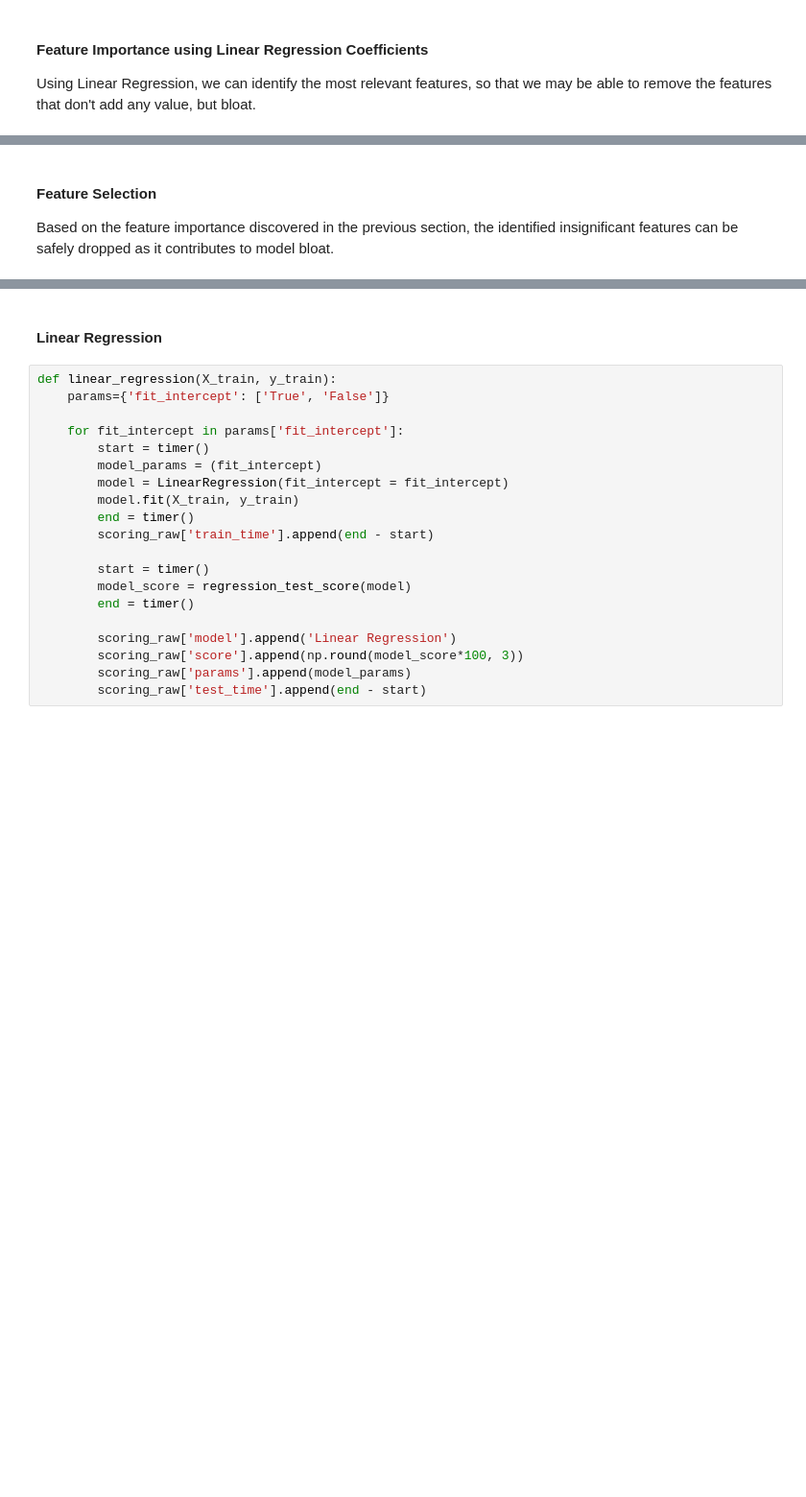
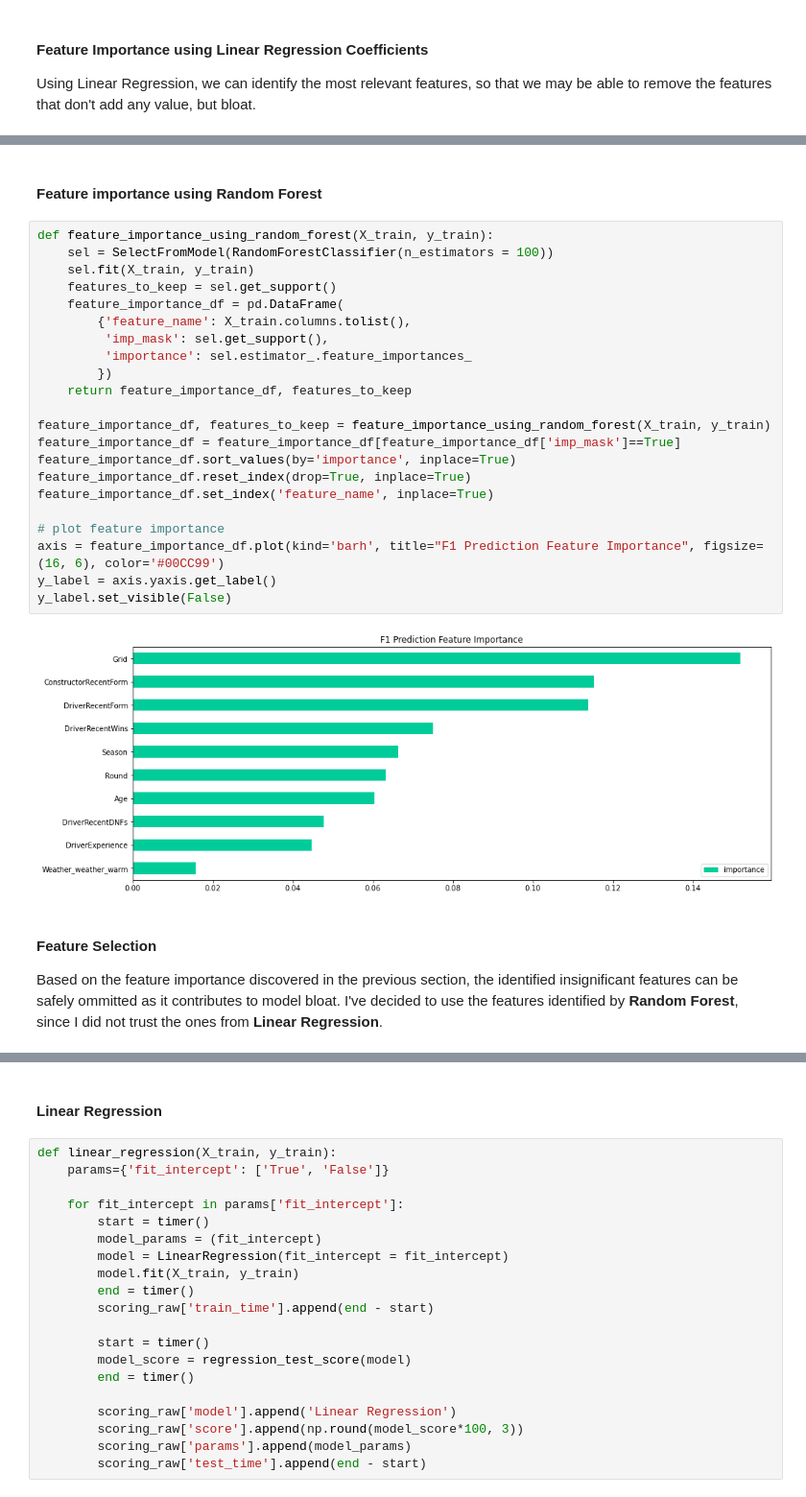
Before and after one commit to jaeyow/f1-predictor, a Jupyter notebook: final-project-part3-technical-notebook.ipynb, the cells around one changed output, grey strips where cells are left out. Shown: that part at 96% size. Drawn from its saved outputs; the diff is of its cells as text; blank space fills up the shorter version.

```diff
--- a/final-project-part3-technical-notebook.ipynb
+++ b/final-project-part3-technical-notebook.ipynb
@@ -430,5 +434,31 @@ Train only...
+# %% [markdown]
+#### Feature importance using Random Forest
+# %%
+def feature_importance_using_random_forest(X_train, y_train):
+    sel = SelectFromModel(RandomForestClassifier(n_estimators = 100))
+    sel.fit(X_train, y_train)
+    features_to_keep = sel.get_support()
+    feature_importance_df = pd.DataFrame(
+        {'feature_name': X_train.columns.tolist(),
+         'imp_mask': sel.get_support(),
+         'importance': sel.estimator_.feature_importances_
+        })
+    return feature_importance_df, features_to_keep
+
+feature_importance_df, features_to_keep = feature_importance_using_random_forest(X_train, y_train)
+feature_importance_df = feature_importance_df[feature_importance_df['imp_mask']==True]
+feature_importance_df.sort_values(by='importance', inplace=True)
+feature_importance_df.reset_index(drop=True, inplace=True)
+feature_importance_df.set_index('feature_name', inplace=True)
+
+# plot feature importance
+axis = feature_importance_df.plot(kind='barh', title="F1 Prediction Feature Importance", figsize=(16, 6), color='#00CC99')
+y_label = axis.yaxis.get_label()
+y_label.set_visible(False)
+# %% [output]
+[figure, added]
 # %% [markdown]
 <a id='feature_selection'></a>
 #### Feature Selection
-Based on the feature importance discovered in the previous section, the identified insignificant features can be safely dropped as it contributes to model bloat.
+Based on the feature importance discovered in the previous section, the identified insignificant features can be safely ommitted as it contributes to model bloat. I've decided to use the features identified by **Random Forest**, since I did not trust the ones from **Linear Regression**.
 # %%
```
Also changed, not shown: parts of 21 cells of this notebook, 2 other files.
